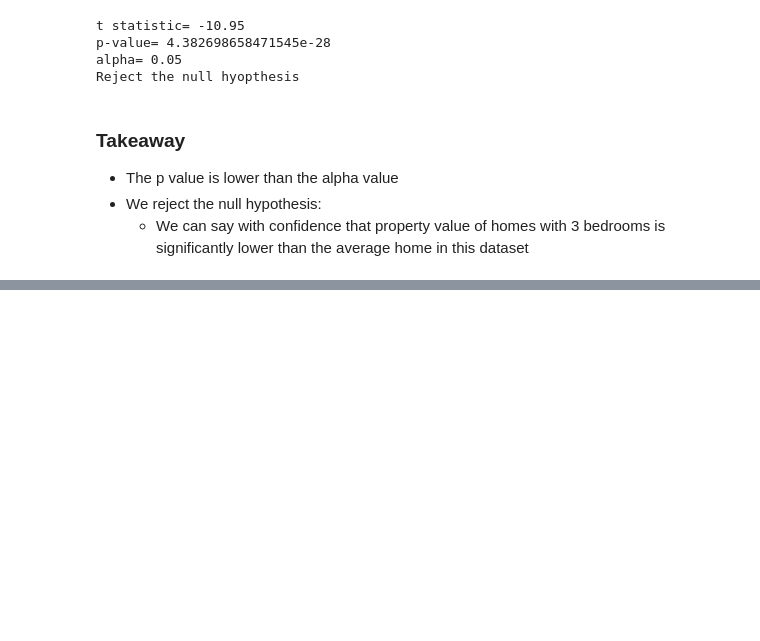
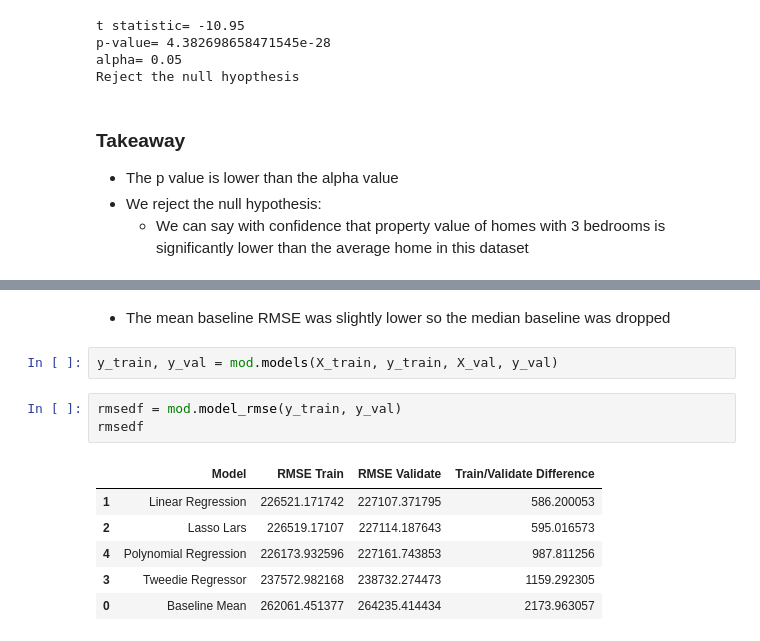
Before and after one commit to Andy-Jensen/Zillow-Project, a Jupyter notebook: final-report.ipynb, the cells around one changed output, grey strips where cells are left out. Saved outputs shown, nothing was run; the diff lists cells and outputs as text; blank space fills up the shorter version.

```diff
--- a/final-report.ipynb
+++ b/final-report.ipynb
@@ -120,0 +235,14 @@ Reject the null hyopthesis
+# %% [markdown]
+   * The mean baseline RMSE was slightly lower so the median baseline was dropped
+# %%
+y_train, y_val = mod.models(X_train, y_train, X_val, y_val)
+# %%
+rmsedf = mod.model_rmse(y_train, y_val)
+rmsedf
+# %% [output]
+|  | Model | RMSE Train | RMSE Validate | Train/Validate Difference |
+| 1 | Linear Regression | 226521.171742 | 227107.371795 | 586.200053 |
+| 2 | Lasso Lars | 226519.17107 | 227114.187643 | 595.016573 |
+| 4 | Polynomial Regression | 226173.932596 | 227161.743853 | 987.811256 |
+| 3 | Tweedie Regressor | 237572.982168 | 238732.274473 | 1159.292305 |
+| 0 | Baseline Mean | 262061.451377 | 264235.414434 | 2173.963057 |
```
Also changed, not shown: parts of 21 cells of this notebook, 5 other files.
